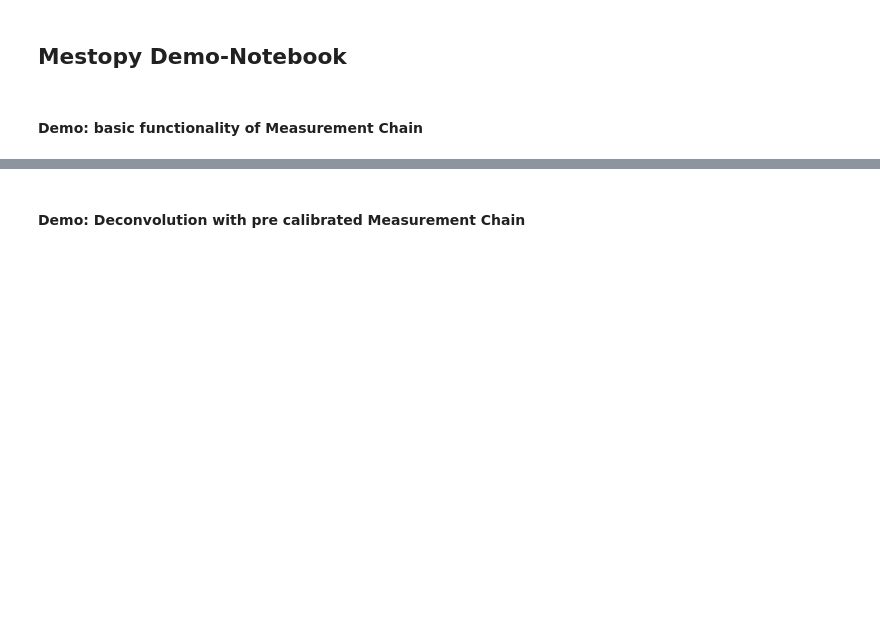
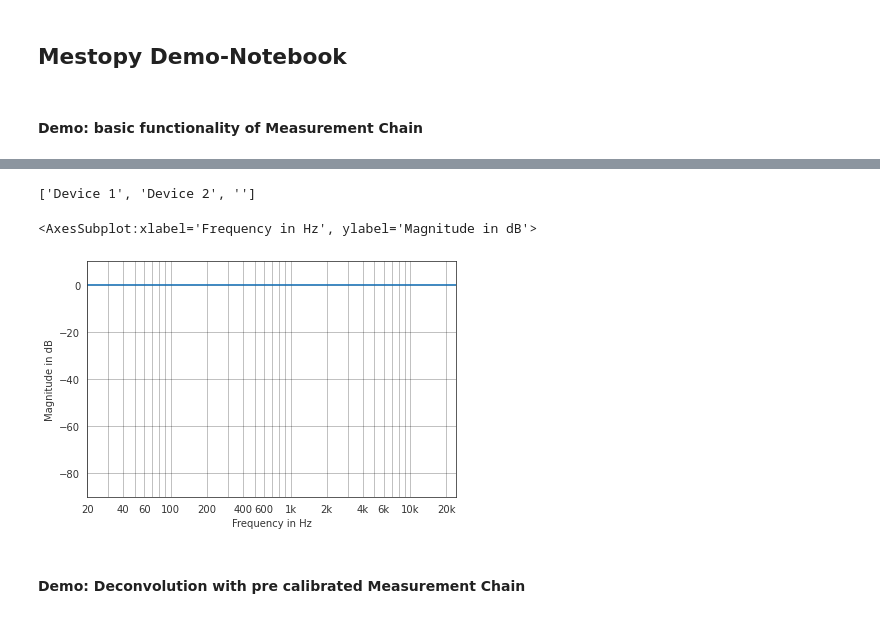
Before and after one commit to pyfar-seminar/mestopy, a Jupyter notebook: mestopy_demo.ipynb, the cells around one changed output, grey strips where cells are left out. Drawn from its saved outputs; the diff is of its cells as text; code cells hidden in the pictures; blank space fills up the shorter version.

```diff
--- a/mestopy_demo.ipynb
+++ b/mestopy_demo.ipynb
@@ -81,3 +92,10 @@ successfully removed device from measurement chain
+# %%
+print(chain.list_devices())
+pyfar.plot.line.freq(chain.device_freq(''))
+# %% [output]
+['Device 1', 'Device 2', '']
+<AxesSubplot:xlabel='Frequency in Hz', ylabel='Magnitude in dB'>
+[figure, added]
 # %% [markdown]
 #### Demo: Deconvolution with pre calibrated Measurement Chain
 # %%
```
Also changed, not shown: parts of 6 cells of this notebook, 1 other file.
